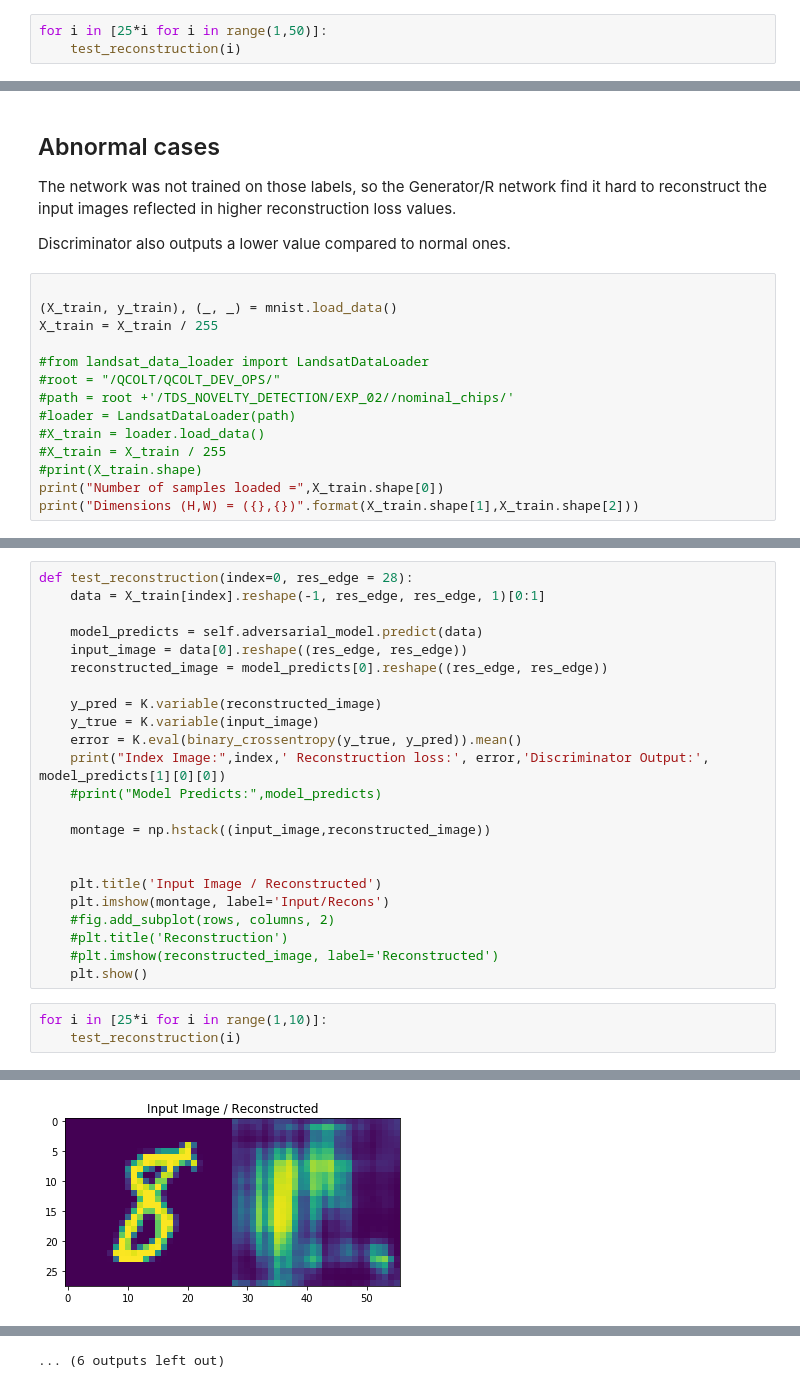
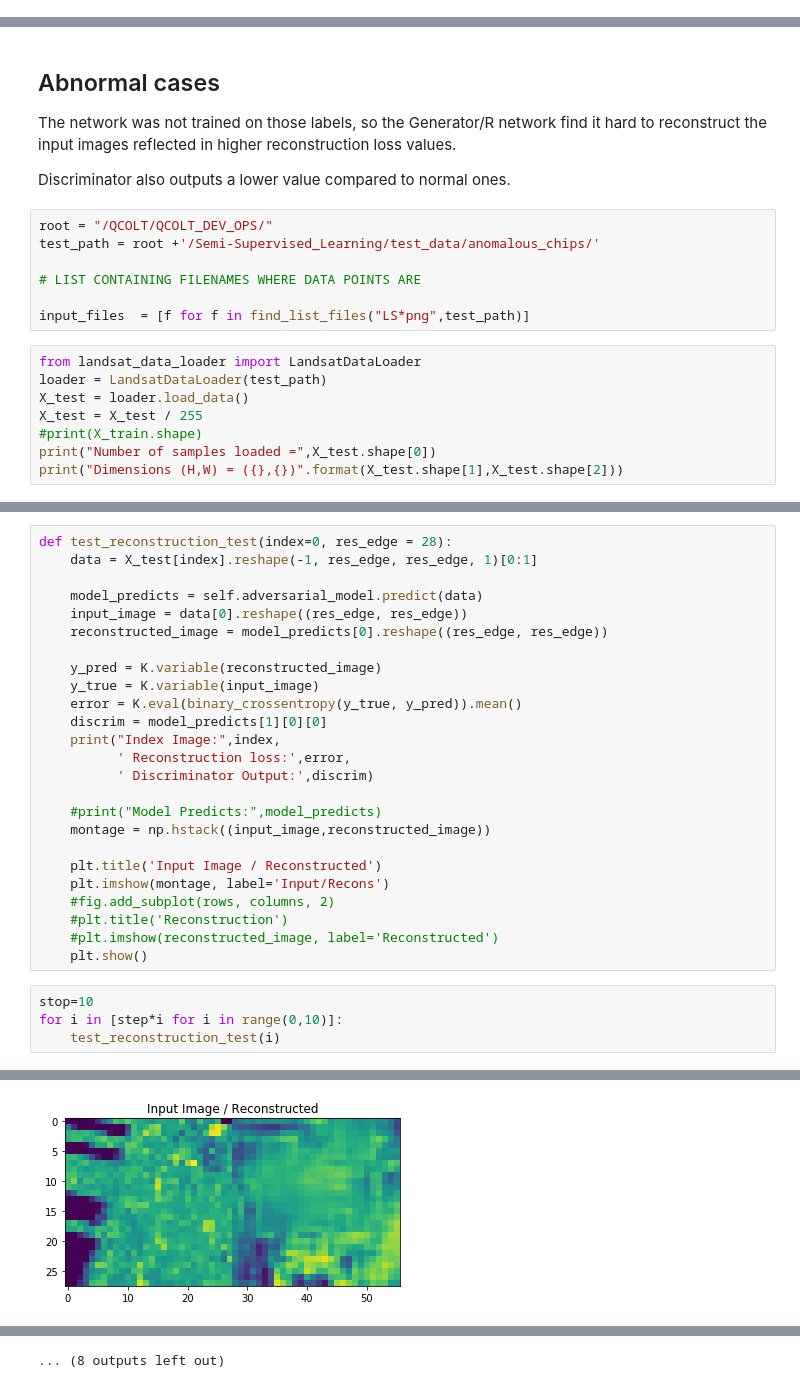
Before and after one commit to rcolomina/ALOCC_Keras, a Jupyter notebook: landsat_test.ipynb, the cells around one changed output, grey strips where cells are left out. Saved outputs shown, nothing was run; the diff lists cells and outputs as text.

Commit message:
Added testing on anomalous product

```diff
--- a/landsat_test.ipynb
+++ b/landsat_test.ipynb
@@ -105,6 +207,3 @@ def test_reconstruction(index=0, res_edge = 28):
 # %% [markdown]
 ### Normal case
 The network was trained with normal samples.
-# %%
-for i in [25*i for i in range(1,50)]:
-    test_reconstruction(i)
@@ -127,18 +356,19 @@ Index Image: 150  Reconstruction loss: 0.68772537 Discriminator Output: 0.225178
 The network was not trained on those labels, so the Generator/R network find it hard to reconstruct the input images reflected in higher reconstruction loss values.
 
 Discriminator also outputs a lower value compared to normal ones.
+# %%
+root = "/QCOLT/QCOLT_DEV_OPS/"
+test_path = root +'/Semi-Supervised_Learning/test_data/anomalous_chips/'
+
+# LIST CONTAINING FILENAMES WHERE DATA POINTS ARE
+
+input_files  = [f for f in find_list_files("LS*png",test_path)]
 # %%
-
-(X_train, y_train), (_, _) = mnist.load_data()
-X_train = X_train / 255
-
-#from landsat_data_loader import LandsatDataLoader
-#root = "/QCOLT/QCOLT_DEV_OPS/"
-#path = root +'/TDS_NOVELTY_DETECTION/EXP_02//nominal_chips/'
-#loader = LandsatDataLoader(path)
-#X_train = loader.load_data()
-#X_train = X_train / 255
+from landsat_data_loader import LandsatDataLoader
+loader = LandsatDataLoader(test_path)
+X_test = loader.load_data()
+X_test = X_test / 255
 #print(X_train.shape)
-print("Number of samples loaded =",X_train.shape[0])
-print("Dimensions (H,W) = ({},{})".format(X_train.shape[1],X_train.shape[2]))
+print("Number of samples loaded =",X_test.shape[0])
+print("Dimensions (H,W) = ({},{})".format(X_test.shape[1],X_test.shape[2]))
 # %% [output]
@@ -146,7 +377,7 @@ Number of samples loaded = 60000
 Dimensions (H,W) = (28,28)
 # %%
-def test_reconstruction(index=0, res_edge = 28):
-    data = X_train[index].reshape(-1, res_edge, res_edge, 1)[0:1]
+def test_reconstruction_test(index=0, res_edge = 28):
+    data = X_test[index].reshape(-1, res_edge, res_edge, 1)[0:1]
 
     model_predicts = self.adversarial_model.predict(data)
     input_image = data[0].reshape((res_edge, res_edge))
@@ -155,11 +386,13 @@ def test_reconstruction(index=0, res_edge = 28):
     y_pred = K.variable(reconstructed_image)
     y_true = K.variable(input_image)
     error = K.eval(binary_crossentropy(y_true, y_pred)).mean()
-    print("Index Image:",index,' Reconstruction loss:', error,'Discriminator Output:', model_predicts[1][0][0])
+    discrim = model_predicts[1][0][0]
+    print("Index Image:",index,
+          ' Reconstruction loss:',error,
+          ' Discriminator Output:',discrim)
+
     #print("Model Predicts:",model_predicts)
-
     montage = np.hstack((input_image,reconstructed_image))
-
 
     plt.title('Input Image / Reconstructed')
     plt.imshow(montage, label='Input/Recons')
@@ -168,6 +401,7 @@ def test_reconstruction(index=0, res_edge = 28):
     #plt.imshow(reconstructed_image, label='Reconstructed')
     plt.show()
 # %%
-for i in [25*i for i in range(1,10)]:
-    test_reconstruction(i)
+stop=10
+for i in [step*i for i in range(0,10)]:
+    test_reconstruction_test(i)
 # %% [output]
@@ -183 +417 @@ Index Image: 125  Reconstruction loss: 0.544972 Discriminator Output: 0.14935166
-[figure, old version]
+[figure, new version]
@@ -186 +420 @@ Index Image: 150  Reconstruction loss: 0.5302241 Discriminator Output: 0.1458662
-... (6 outputs left out)
+... (8 outputs left out)
```
Also changed, not shown: parts of 26 cells of this notebook.
